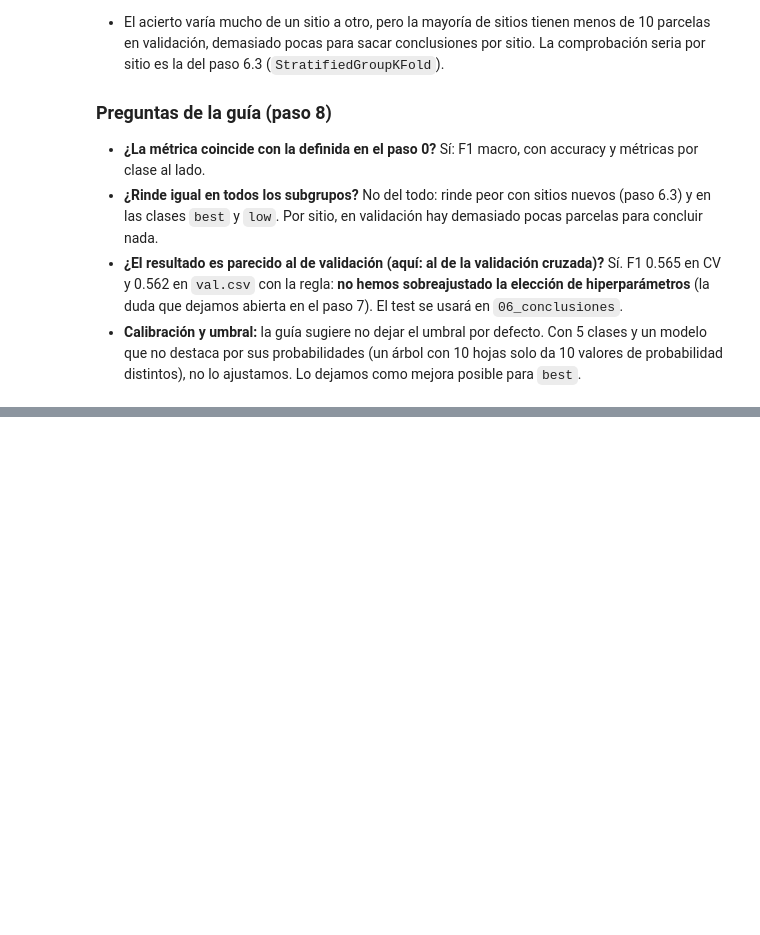
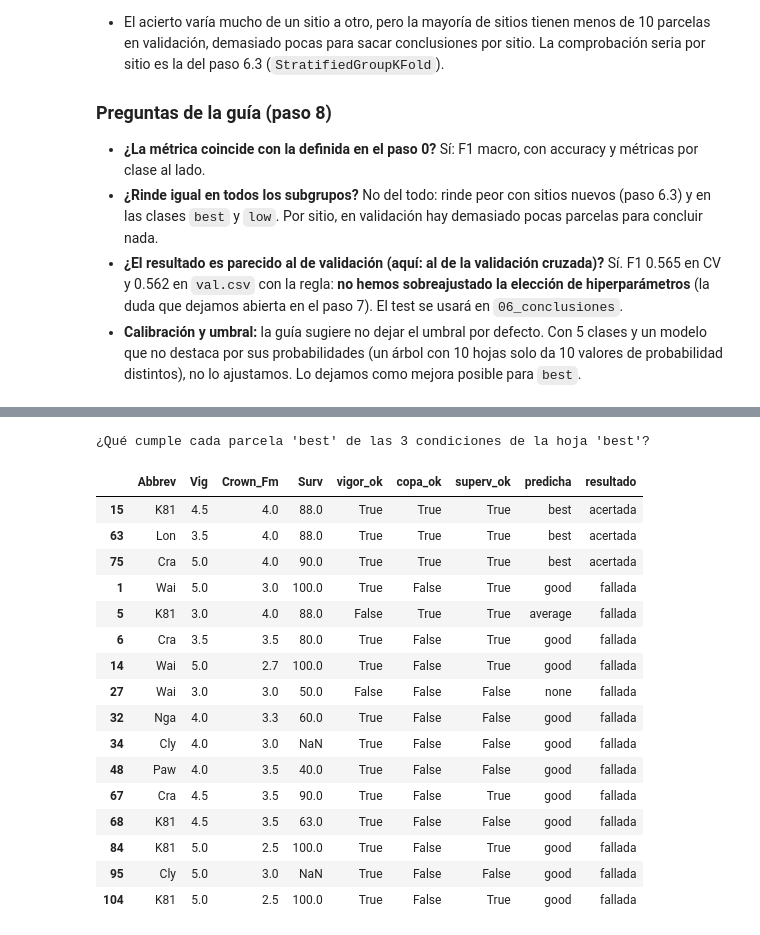
Before and after one commit to IA-P1-BCN/g3-Clasificacion-Multiclase, a Jupyter notebook: 03_arbol_decision.ipynb, the cells around one changed output, grey strips where cells are left out. Drawn from its saved outputs; the diff is of its cells as text; code cells hidden in the pictures; blank space fills up the shorter version.

```diff
--- a/03_arbol_decision.ipynb
+++ b/03_arbol_decision.ipynb
@@ -896,0 +1031,31 @@ Especies de validación que no están en train: ['ra', 'te']
+# %%
+# El error más frecuente: parcelas "best" que el árbol pone como "good".
+# Las comparamos con las "best" que sí acierta.
+best_val = X_val[con_medidas & (y_val == "best")].assign(predicha=pred_arbol)
+best_val["resultado"] = np.where(best_val["predicha"] == "best", "acertada", "fallada")
+print("¿Qué cumple cada parcela 'best' de las 3 condiciones de la hoja 'best'?")
+best_val.assign(
+    vigor_ok=best_val["Vig"] > 3.05,
+    copa_ok=best_val["Crown_Fm"] > 3.65,
+    superv_ok=best_val["Surv"] > 68.5,
+)[["Abbrev", "Vig", "Crown_Fm", "Surv", "vigor_ok", "copa_ok", "superv_ok",
+   "predicha", "resultado"]].sort_values("resultado")
+# %% [output]
+¿Qué cumple cada parcela 'best' de las 3 condiciones de la hoja 'best'?
+|  | Abbrev | Vig | Crown_Fm | Surv | vigor_ok | copa_ok | superv_ok | predicha | resultado |
+| 15 | K81 | 4.5 | 4.0 | 88.0 | True | True | True | best | acertada |
+| 63 | Lon | 3.5 | 4.0 | 88.0 | True | True | True | best | acertada |
+| 75 | Cra | 5.0 | 4.0 | 90.0 | True | True | True | best | acertada |
+| 1 | Wai | 5.0 | 3.0 | 100.0 | True | False | True | good | fallada |
+| 5 | K81 | 3.0 | 4.0 | 88.0 | False | True | True | average | fallada |
+| 6 | Cra | 3.5 | 3.5 | 80.0 | True | False | True | good | fallada |
+| 14 | Wai | 5.0 | 2.7 | 100.0 | True | False | True | good | fallada |
+| 27 | Wai | 3.0 | 3.0 | 50.0 | False | False | False | none | fallada |
+| 32 | Nga | 4.0 | 3.3 | 60.0 | True | False | False | good | fallada |
+| 34 | Cly | 4.0 | 3.0 | NaN | True | False | False | good | fallada |
+| 48 | Paw | 4.0 | 3.5 | 40.0 | True | False | False | good | fallada |
+| 67 | Cra | 4.5 | 3.5 | 90.0 | True | False | True | good | fallada |
+| 68 | K81 | 4.5 | 3.5 | 63.0 | True | False | False | good | fallada |
+| 84 | K81 | 5.0 | 2.5 | 100.0 | True | False | True | good | fallada |
+| 95 | Cly | 5.0 | 3.0 | NaN | True | False | False | good | fallada |
+| 104 | K81 | 5.0 | 2.5 | 100.0 | True | False | True | good | fallada |
```
Also changed, not shown: parts of 14 cells of this notebook, 1 other file.
